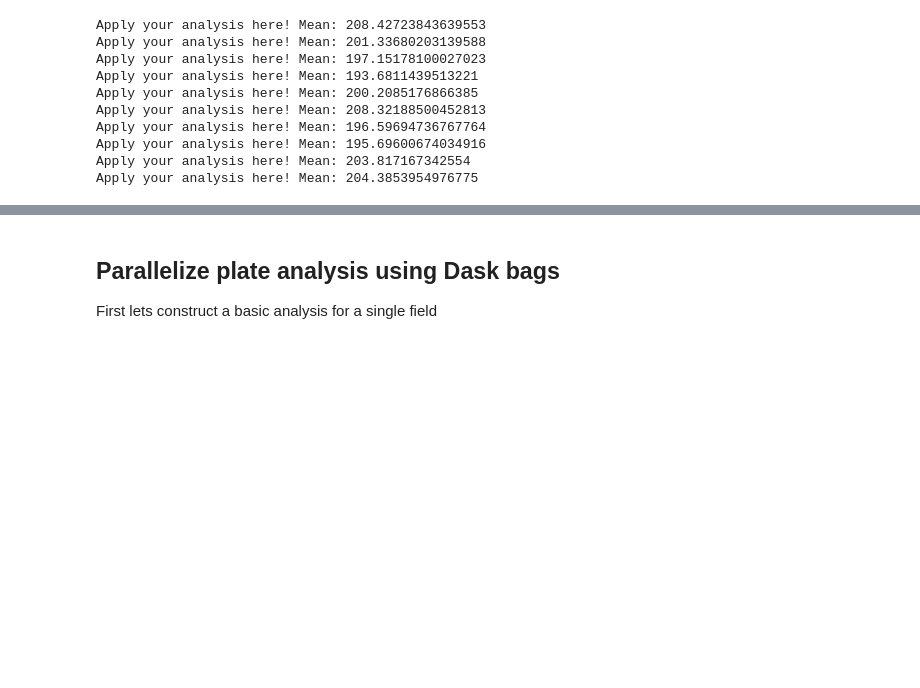
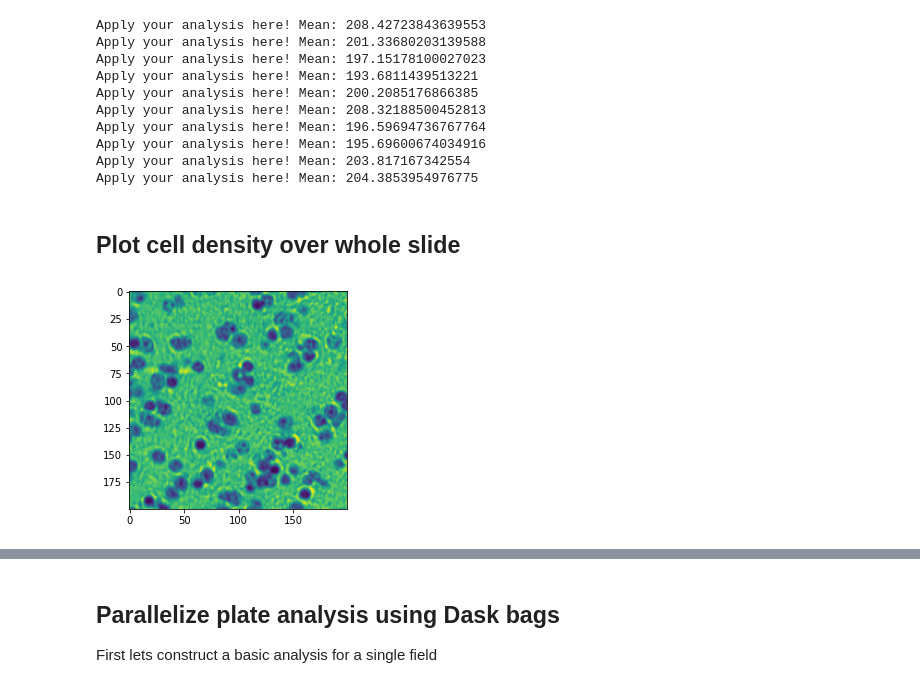
Before and after one commit to TheJacksonLaboratory/zarr_and_dask_demo, a Jupyter notebook: tutorials/04_more_example_workflows.ipynb, the cells around one changed output, grey strips where cells are left out. Drawn from its saved outputs; the diff is of its cells as text; code cells hidden in the pictures; blank space fills up the shorter version.

```diff
--- a/tutorials/04_more_example_workflows.ipynb
+++ b/tutorials/04_more_example_workflows.ipynb
@@ -76,3 +76,14 @@ Apply your analysis here! Mean: 196.59694736767764
 Apply your analysis here! Mean: 195.69600674034916
 Apply your analysis here! Mean: 203.817167342554
 Apply your analysis here! Mean: 204.3853954976775
+# %% [markdown]
+## Plot cell density over whole slide
+# %%
+d = da.from_zarr(fullsize)
+d = da.moveaxis(d, 1, -1).squeeze()
+d = (d[:,:,0] * 0.299) + (d[:,:,1] * 0.587) + (d[:,:,2] * 0.114)
+d = d.astype('float')
+# %%
+plt.imshow(d[29000:29200, 2000:2200]);
+# %% [output]
+[figure, added]
```
Also changed, not shown: parts of 6 cells of this notebook, 1 other file.
